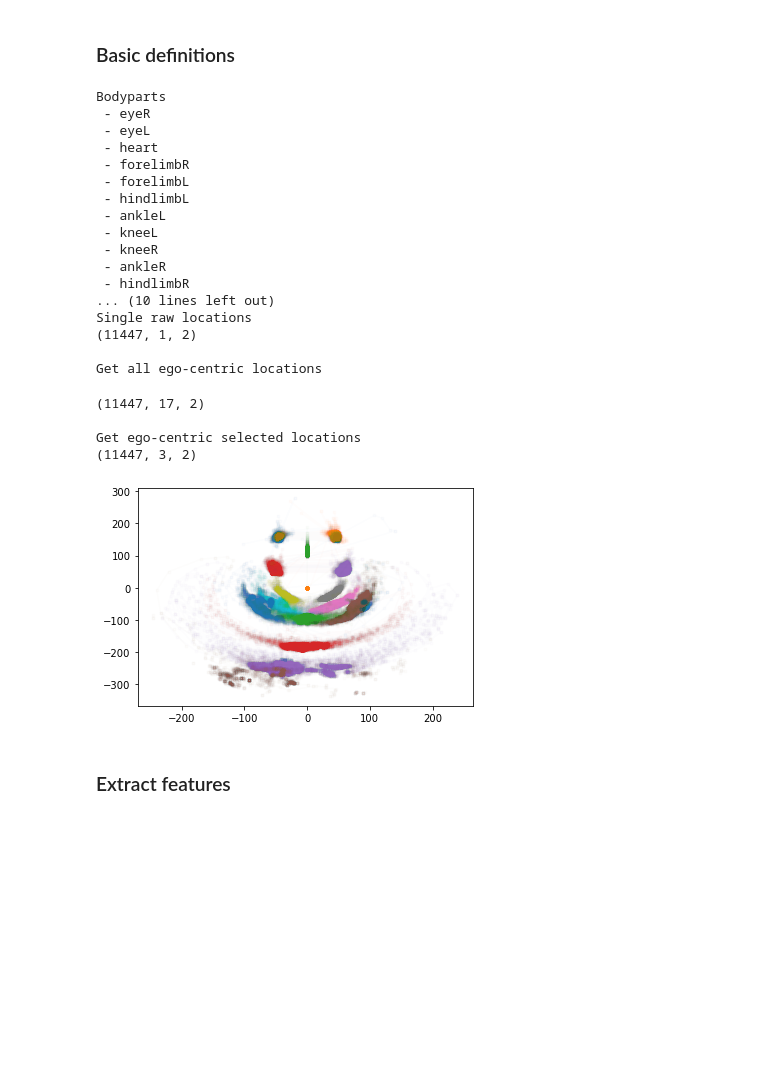
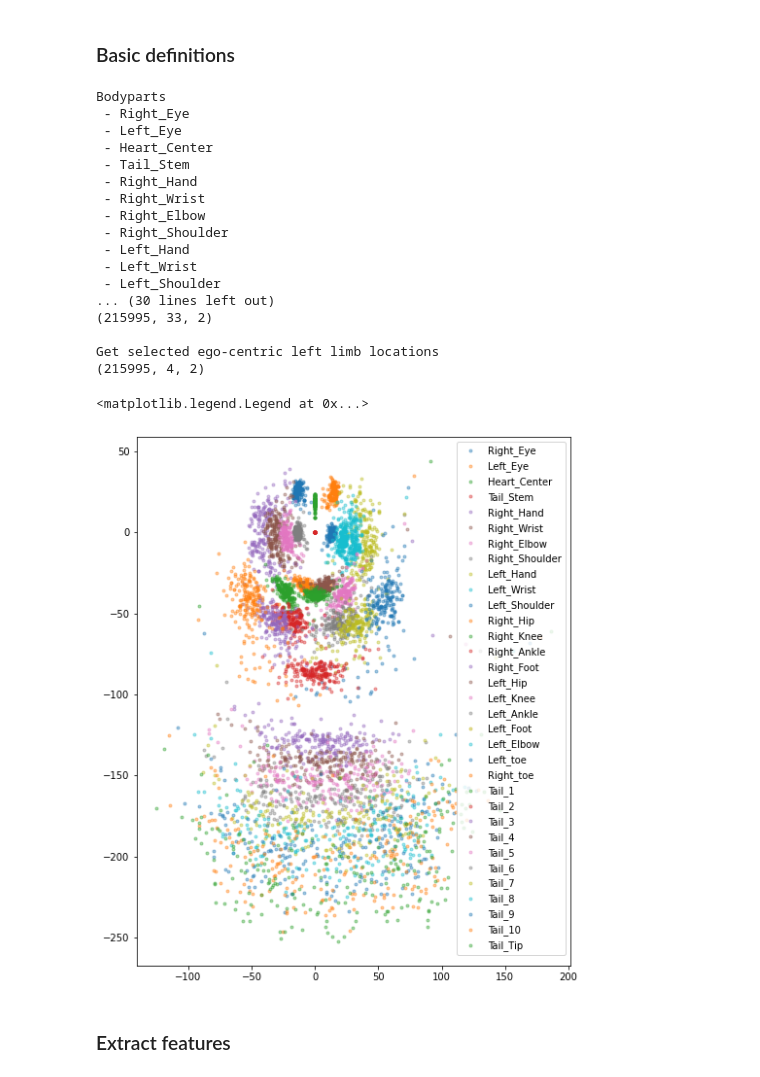
Before and after one commit to sommerc/tadpose, a Jupyter notebook: notebooks/tadpose_example_01.ipynb, the cells around one changed output. Drawn from its saved outputs; the diff is of its cells as text; code cells hidden in the pictures; blank space fills up the shorter version.

Commit message:
bring example 1 up-to-date

```diff
--- a/notebooks/tadpose_example_01.ipynb
+++ b/notebooks/tadpose_example_01.ipynb
@@ -17,15 +22,13 @@ import tadpose
 ### Basic definitions
 # %%
 # main input required. SLEAP naysis file is expected to be in same folder with ending ".predictions.analysis.h5"
-video_fn = "B:/fs3-bifexchgrp/BIF_StaffSci/Christoph/sweengrp/tadpose_examples/Tad1_Take1_oursNOGFP_st59.mp4"
+video_fn = "B:/fs3-bifexchgrp/BIF_StaffSci/Christoph/sweengrp/tadpose_examples/050_29-11-21_2-45pm_WT_Stg61_2.mp4"
 # %%
 # create tad object
 tad = tadpose.Tadpole.from_sleap(video_fn)
 # %%
 # create aligner by giving to part names and their correpsonding alignment location
-aligner = tadpose.alignment.TadpoleAligner(
-    {"tail1": np.array([0, 0.0]), "heart": np.array([0, 1.0])}, scale=False
-)
+aligner = tadpose.alignment.RotationalAligner(central_part="Tail_Stem",aligned_part="Heart_Center", align_to=(0,1))
 
 # assign alinger to tad
 tad.aligner = aligner
@@ -44,7 +47,7 @@ print(locs.shape, " = Frames x bodyparts x 2", "\n")
 
 # to get locations use:
 print("Single raw locations")
-heart_loc = tad.locs(parts=("heart",))
+heart_loc = tad.locs(parts=("Heart_Center",))
 print(heart_loc.shape, "\n")
 
 print("Get all ego-centric locations")
@@ -52,40 +55,38 @@ ego_locs = tad.ego_locs(track_idx=0, fill_missing=False)
 print(ego_locs.shape, "\n")
 
 
-print("Get ego-centric selected locations")
+print("Get selected ego-centric left limb locations")
 ego_locs_left_leg = tad.ego_locs(
-    track_idx=0, parts=("hindlimbL", "ankleL", "kneeL"), fill_missing=True
+    track_idx=0, parts=("Left_Hip", "Left_Knee", "Left_Ankle", "Left_toe"), fill_missing=True
 )
 print(ego_locs_left_leg.shape, "\n")
 # %% [output]
 Bodyparts
- - eyeR
- - eyeL
- - heart
- - forelimbR
- - forelimbL
- - hindlimbL
- - ankleL
- - kneeL
- - kneeR
- - ankleR
- - hindlimbR
-... (10 lines left out)
-Single raw locations
-(11447, 1, 2)
+ - Right_Eye
+ - Left_Eye
+ - Heart_Center
+ - Tail_Stem
+ - Right_Hand
+ - Right_Wrist
+ - Right_Elbow
+ - Right_Shoulder
+ - Left_Hand
+ - Left_Wrist
+ - Left_Shoulder
+... (30 lines left out)
+(215995, 33, 2)
 
-Get all ego-centric locations
+Get selected ego-centric left limb locations
+(215995, 4, 2)
-(11447, 17, 2)
-
-Get ego-centric selected locations
-(11447, 3, 2)
 # %%
-# plot aligned locations for all bodyparts
-f, ax = plt.subplots()
+# plot aligned every 1000th locations for all bodyparts
+f, ax = plt.subplots(figsize=(8, 10))
 for pi, p in enumerate(tad.bodyparts):
-    ax.plot(*ego_locs[:, pi].T, marker=".", alpha=0.01)
+    ax.plot(*ego_locs[::1000, pi].T, "." , alpha=0.4, label=p)
+ax.legend()
 # %% [output]
+<matplotlib.legend.Legend at 0x...>
-[figure, old version]
+[figure, new version]
 # %% [markdown]
 ### Extract features
 # %%
```
Also changed, not shown: parts of 8 cells of this notebook.
